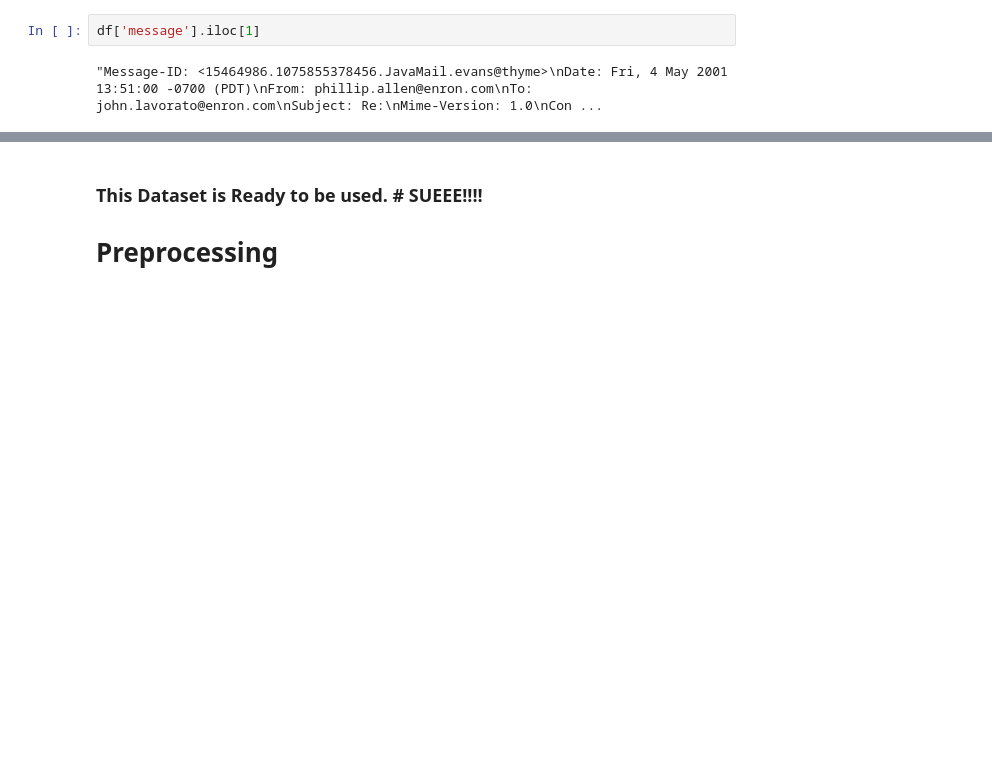
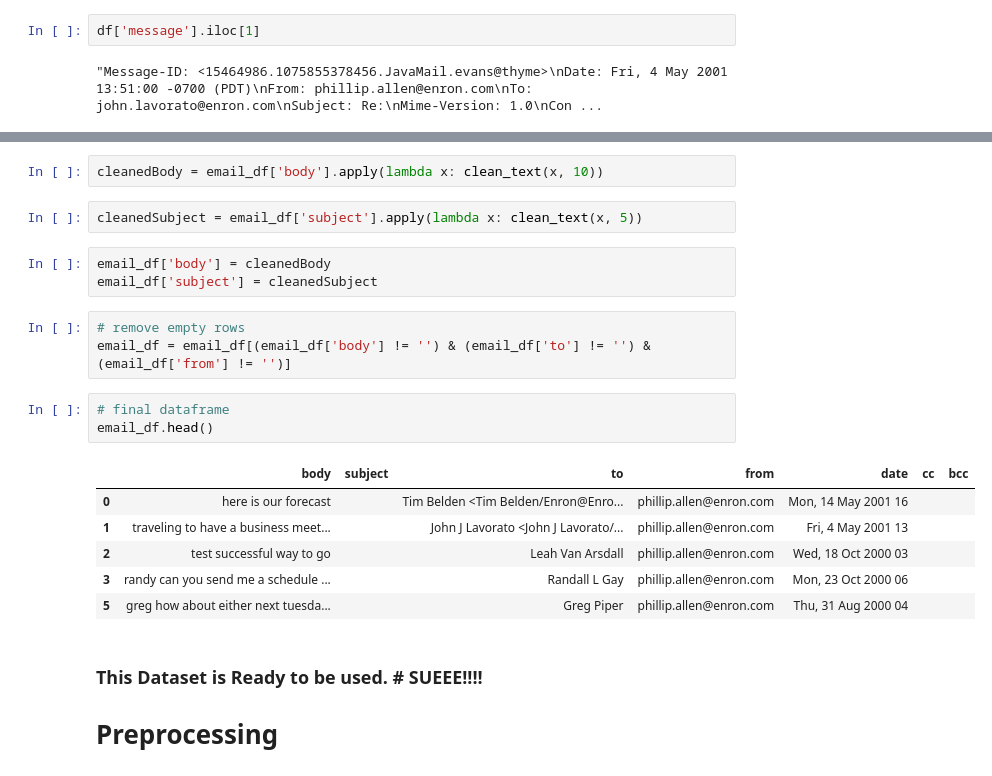
Before and after one commit to VINAAAYYY/TextClassification, a Jupyter notebook: EmailClassification.ipynb, the cells around one changed output, grey strips where cells are left out. Drawn from its saved outputs; the diff is of its cells as text; blank space fills up the shorter version.

```diff
--- a/EmailClassification.ipynb
+++ b/EmailClassification.ipynb
@@ -221,2 +91,22 @@ emailMetaData
+# %%
+cleanedBody = email_df['body'].apply(lambda x: clean_text(x, 10))
+# %%
+cleanedSubject = email_df['subject'].apply(lambda x: clean_text(x, 5))
+# %%
+email_df['body'] = cleanedBody
+email_df['subject'] = cleanedSubject
+# %%
+# remove empty rows
+email_df = email_df[(email_df['body'] != '') & (email_df['to'] != '') & (email_df['from'] != '')]
+# %%
+# final dataframe
+email_df.head()
+# %% [output]
+|  | body | subject | to | from | date | cc | bcc |
+| 0 | here is our forecast |  | Tim Belden <Tim Belden/Enron@Enro... | phillip.allen@enron.com | Mon, 14 May 2001 16 |  |  |
+| 1 | traveling to have a business meet... |  | John J Lavorato <John J Lavorato/... | phillip.allen@enron.com | Fri, 4 May 2001 13 |  |  |
+| 2 | test successful way to go |  | Leah Van Arsdall | phillip.allen@enron.com | Wed, 18 Oct 2000 03 |  |  |
+| 3 | randy can you send me a schedule ... |  | Randall L Gay | phillip.allen@enron.com | Mon, 23 Oct 2000 06 |  |  |
+| 5 | greg how about either next tuesda... |  | Greg Piper | phillip.allen@enron.com | Thu, 31 Aug 2000 04 |  |  |
 # %% [markdown]
 ### This Dataset is Ready to be used. # SUEEE!!!!
```
Also changed, not shown: parts of 50 cells of this notebook.
